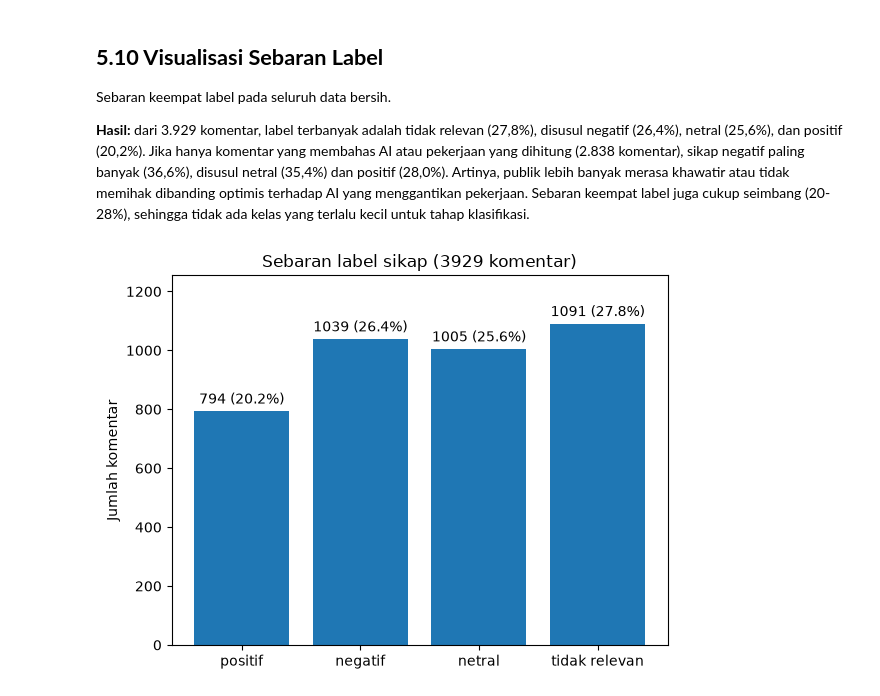
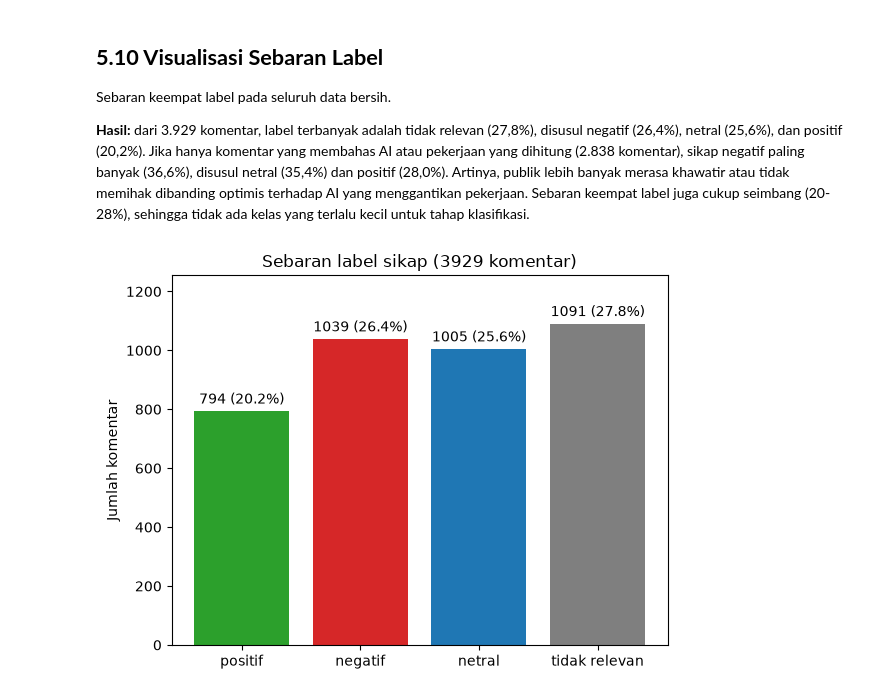
Before and after one commit to RoihansLab/Data-Mining-Project, a Jupyter notebook: youtube_comment_sentiment/Zero-Shot_Labeling/Salinan_dari_Pre_trained_Transformer_baru.ipynb, the cells around one changed output. Drawn from its saved outputs; the diff is of its cells as text; code cells hidden in the pictures.

Commit message:
feat: perindah visualisasi sebaran label sikap dengan warna kategori

```diff
--- a/youtube_comment_sentiment/Zero-Shot_Labeling/Salinan_dari_Pre_trained_Transformer_baru.ipynb
+++ b/youtube_comment_sentiment/Zero-Shot_Labeling/Salinan_dari_Pre_trained_Transformer_baru.ipynb
@@ -1594,11 +1594,12 @@ Sebaran keempat label pada seluruh data bersih.
 # %%
 v = data["label"].value_counts().reindex(["positif", "negatif", "netral", "tidak relevan"])
 
-batang = plt.bar(v.index, v.values)
+warna = ["tab:green", "tab:red", "tab:blue", "tab:gray"]   # positif, negatif, netral, tidak relevan
+batang = plt.bar(v.index, v.values, color=warna)
 plt.bar_label(batang, labels=[f"{n} ({n / len(data):.1%})" for n in v.values], padding=3)
 plt.ylim(0, v.max() * 1.15)
 plt.title(f"Sebaran label sikap ({len(data)} komentar)")
 plt.ylabel("Jumlah komentar")
 plt.show()
 # %% [output]
-[figure, old version]
+[figure, new version]
```
